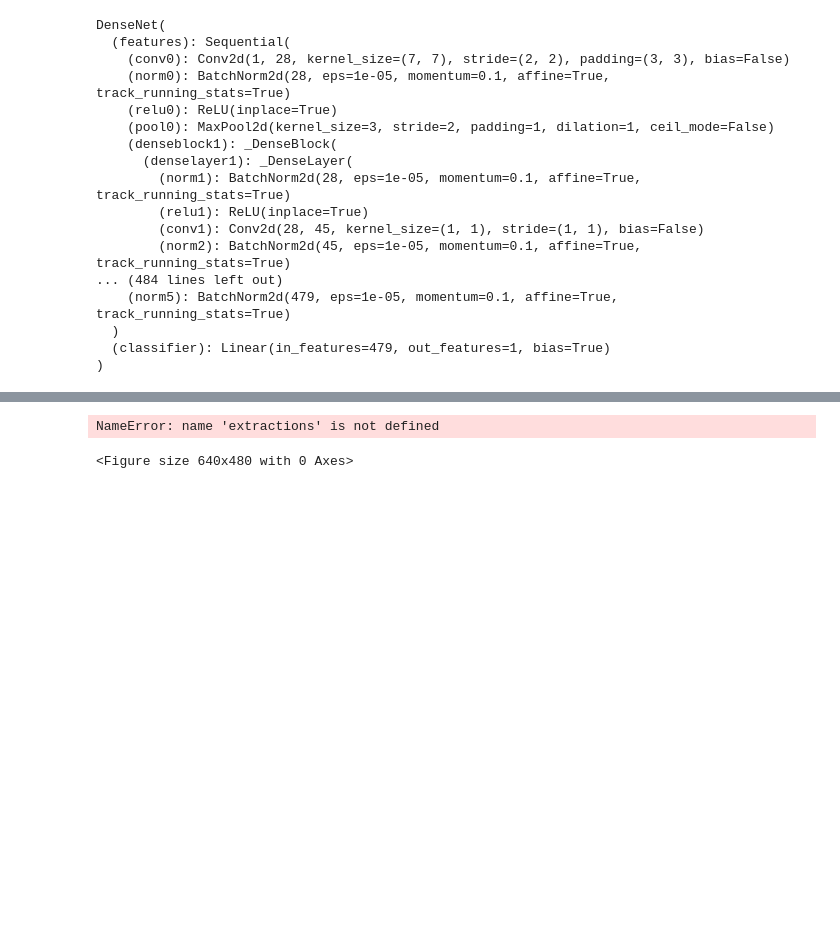
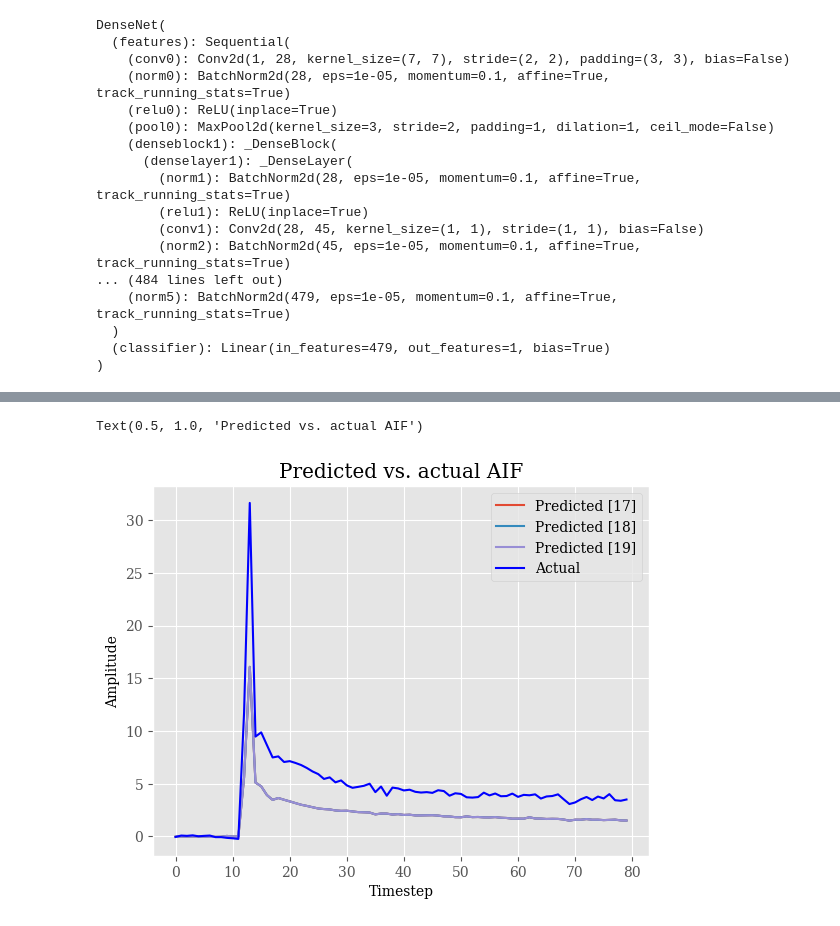
Before and after one commit to Skuvrik/Masterthesis, a Jupyter notebook: find_MCA.ipynb, the cells around one changed output, grey strips where cells are left out. Cells and saved outputs as stored; diff of their text form; code cells hidden in the pictures; blank space fills up the shorter version.

```diff
--- a/find_MCA.ipynb
+++ b/find_MCA.ipynb
@@ -67,8 +73,10 @@ val_loader = DataLoader(val_dataset, batch_size=BATCH_SIZE, shuffle=True)
 # %%
 from models.dense_net_torch import DenseNet
 torch.manual_seed(SEED)
-model = DenseNet(growth_rate=15, num_init_features = 28, bn_size = 3, drop_rate=0.1, num_classes=1)
-print(f"Total number of trainable parameters {sum(p.numel() for p in model.parameters() if p.requires_grad)}")
+model = DenseNet(growth_rate=15, num_init_features=28,
+                 bn_size=3, drop_rate=0.1, num_classes=1)
+print(
+    f"Total number of trainable parameters {sum(p.numel() for p in model.parameters() if p.requires_grad)}")
 criterion = nn.BCEWithLogitsLoss().to(device)
 optimizer = torch.optim.Adam(model.parameters(), lr=8e-5)
 # %% [output]
@@ -233,13 +351,14 @@ Patient 3
 # %%
 fig = plt.figure()
 for p, s in extractions.keys():
-    plt.plot(extractions[(p,s)], color="red", label="Predicted")
-    print(np.argmax(extractions[(p,s)]))
-    plt.plot(label_curves[(p,s)], color="blue", label="Actual")
+    plt.plot(extractions[(p, s)], label=f"Predicted [{s}]")
+    # plt.axvline(x = np.argmax(label_curves[(p,s)]), color = "blue", linestyle="dashed", linewidth = 0.4)
+    # plt.axvline(x = np.argmax(extractions[(p,s)]), color = "red", linestyle="dashed", linewidth = 0.4)
+plt.plot(label_curves[(p, s)], color="blue", label="Actual")
 plt.legend(loc="upper right")
 plt.xlabel("Timestep")
 plt.ylabel("Amplitude")
 plt.title("Predicted vs. actual AIF")
 # %% [output]
-NameError: name 'extractions' is not defined
+Text(0.5, 1.0, 'Predicted vs. actual AIF')
-<Figure size 640x480 with 0 Axes>
+[figure, added]
```
Also changed, not shown: parts of 17 cells of this notebook, 9 other files.
